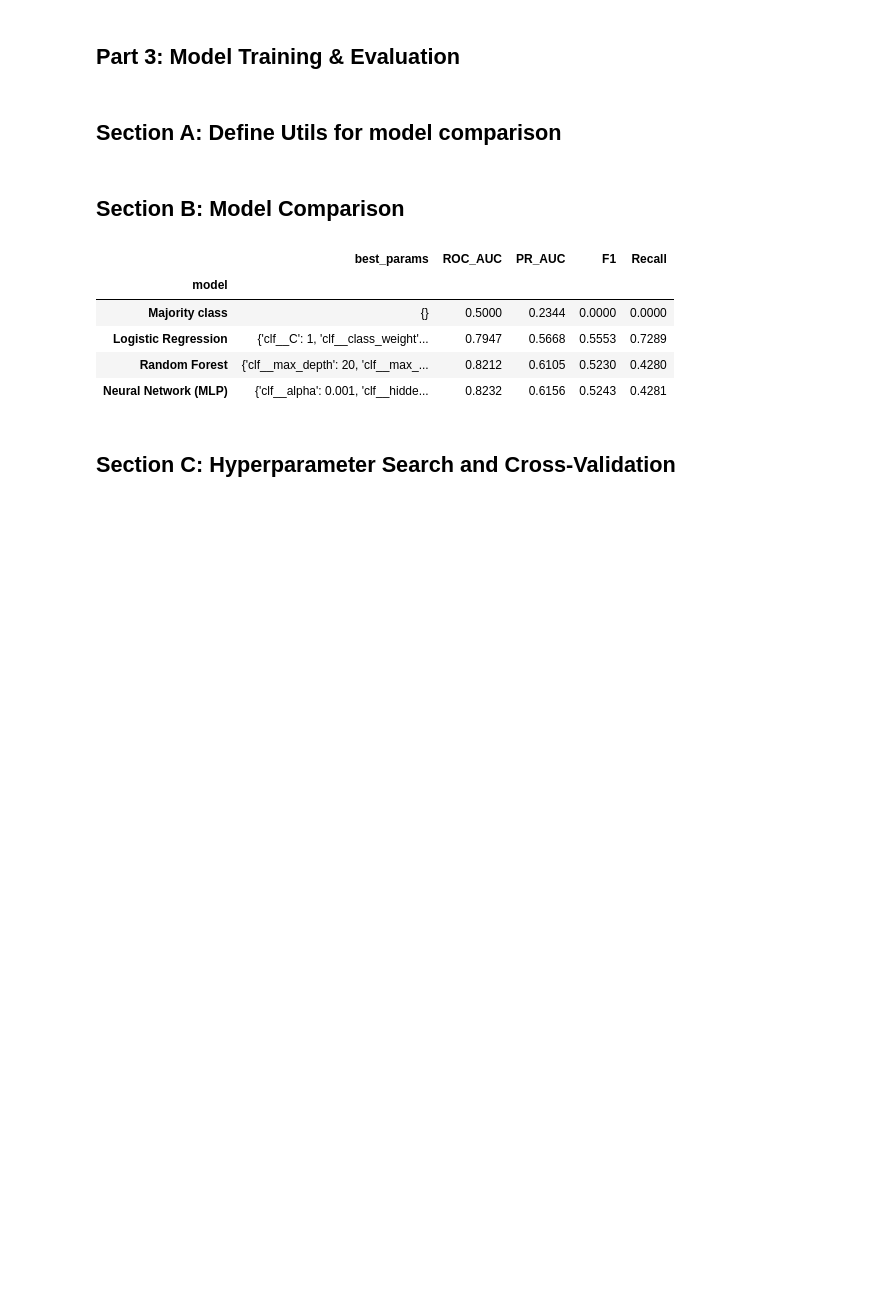
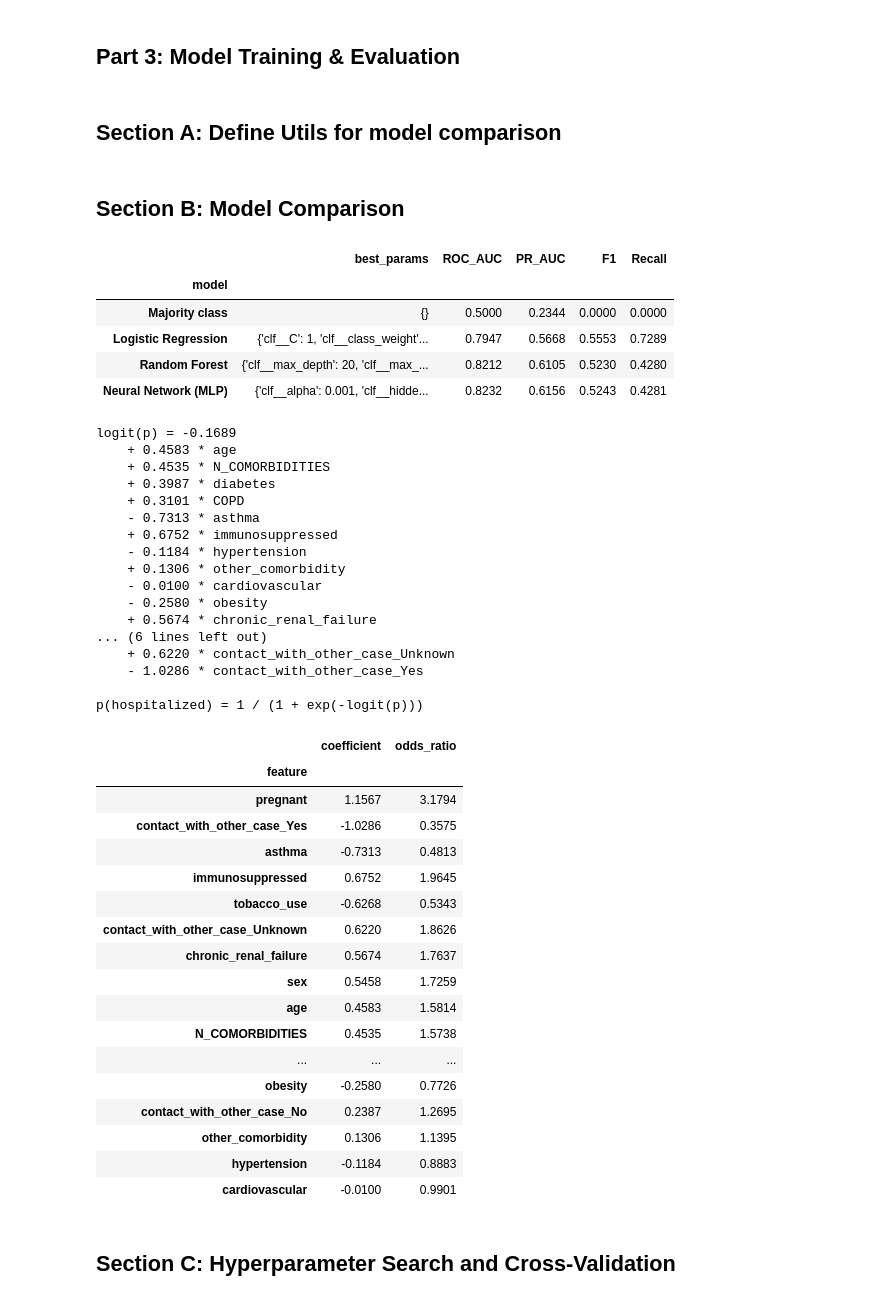
Before and after one commit to dfd0430/ml, a Jupyter notebook: project_notebook_v3.ipynb, the cells around one changed output. Drawn from its saved outputs; the diff is of its cells as text; code cells hidden in the pictures; blank space fills up the shorter version.

Commit message:
add printing of logistic regression coeffizients

```diff
--- a/project_notebook_v3.ipynb
+++ b/project_notebook_v3.ipynb
@@ -657,6 +659,64 @@ results
 | Logistic Regression | {'clf__C': 1, 'clf__class_weight'... | 0.7947 | 0.5668 | 0.5553 | 0.7289 |
 | Random Forest | {'clf__max_depth': 20, 'clf__max_... | 0.8212 | 0.6105 | 0.5230 | 0.4280 |
 | Neural Network (MLP) | {'clf__alpha': 0.001, 'clf__hidde... | 0.8232 | 0.6156 | 0.5243 | 0.4281 |
+# %%
+# the logistic regression is just a linear (degree-1 polynomial) function of the features
+# passed through a sigmoid, so we can write the fitted model out explicitly:
+#   logit(p) = ln(p / (1 - p)) = b0 + b1*x1 + b2*x2 + ...
+#   p(hospitalized) = 1 / (1 + exp(-logit(p)))
+
+logreg_pipe = best_estimators['Logistic Regression']
+feature_names = [n.split('__', 1)[1] for n in logreg_pipe.named_steps['prep'].get_feature_names_out()]
+coefs = logreg_pipe.named_steps['clf'].coef_[0]
+intercept = logreg_pipe.named_steps['clf'].intercept_[0]
+
+terms = ''.join(f"\n    {'+' if b >= 0 else '-'} {abs(b):.4f} * {name}"
+                for name, b in zip(feature_names, coefs))
+print(f"logit(p) = {intercept:.4f}{terms}")
+print("\np(hospitalized) = 1 / (1 + exp(-logit(p)))")
+
+# same coefficients as a table, sorted by effect size (log-odds per unit)
+pd.DataFrame({'feature': feature_names, 'coefficient': coefs}) \
+    .set_index('feature') \
+    .assign(odds_ratio=lambda d: np.exp(d['coefficient'])) \
+    .sort_values('coefficient', key=abs, ascending=False) \
+    .round(4)
+# %% [output]
+logit(p) = -0.1689
+    + 0.4583 * age
+    + 0.4535 * N_COMORBIDITIES
+    + 0.3987 * diabetes
+    + 0.3101 * COPD
+    - 0.7313 * asthma
+    + 0.6752 * immunosuppressed
+    - 0.1184 * hypertension
+    + 0.1306 * other_comorbidity
+    - 0.0100 * cardiovascular
+    - 0.2580 * obesity
+    + 0.5674 * chronic_renal_failure
+... (6 lines left out)
+    + 0.6220 * contact_with_other_case_Unknown
+    - 1.0286 * contact_with_other_case_Yes
+
+p(hospitalized) = 1 / (1 + exp(-logit(p)))
+|  | coefficient | odds_ratio |
+| feature |  |  |
+| pregnant | 1.1567 | 3.1794 |
+| contact_with_other_case_Yes | -1.0286 | 0.3575 |
+| asthma | -0.7313 | 0.4813 |
+| immunosuppressed | 0.6752 | 1.9645 |
+| tobacco_use | -0.6268 | 0.5343 |
+| contact_with_other_case_Unknown | 0.6220 | 1.8626 |
+| chronic_renal_failure | 0.5674 | 1.7637 |
+| sex | 0.5458 | 1.7259 |
+| age | 0.4583 | 1.5814 |
+| N_COMORBIDITIES | 0.4535 | 1.5738 |
+| ... | ... | ... |
+| obesity | -0.2580 | 0.7726 |
+| contact_with_other_case_No | 0.2387 | 1.2695 |
+| other_comorbidity | 0.1306 | 1.1395 |
+| hypertension | -0.1184 | 0.8883 |
+| cardiovascular | -0.0100 | 0.9901 |
 # %% [markdown]
 ## Section C: Hyperparameter Search and Cross-Validation
 # %%
```
Also changed, not shown: parts of 9 cells of this notebook.
